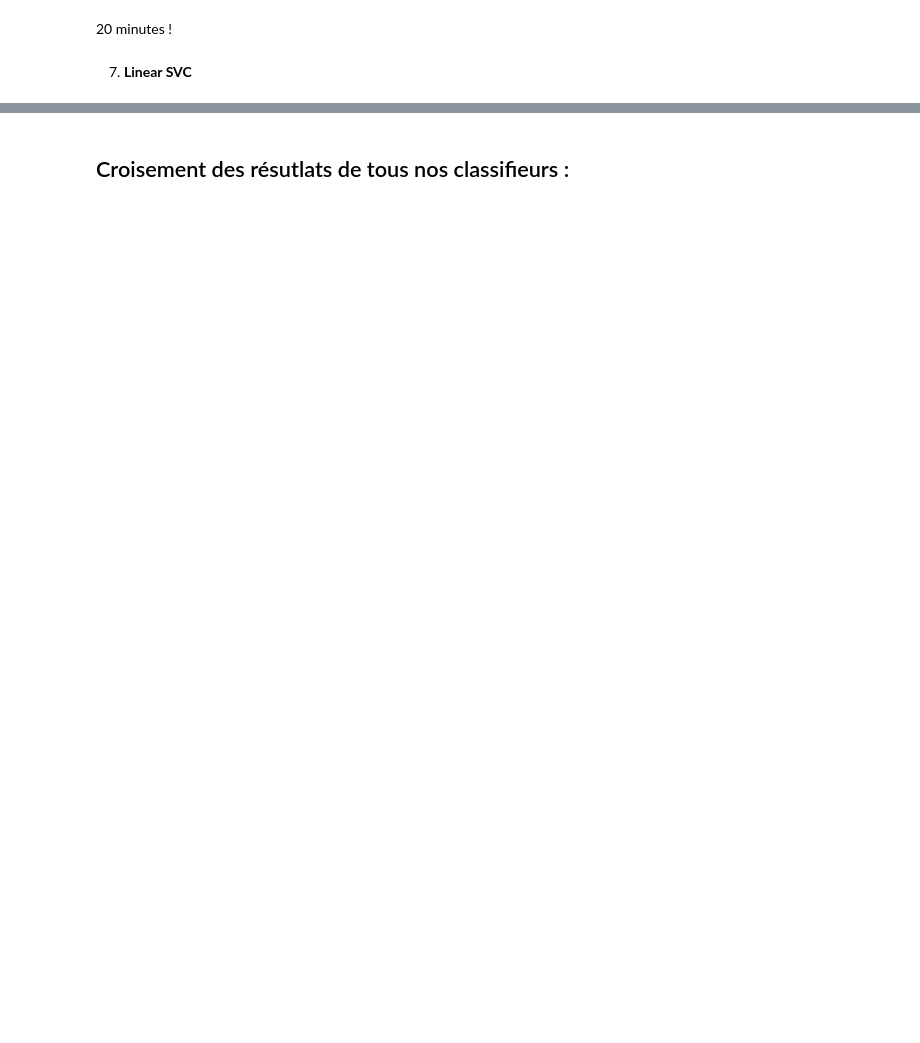
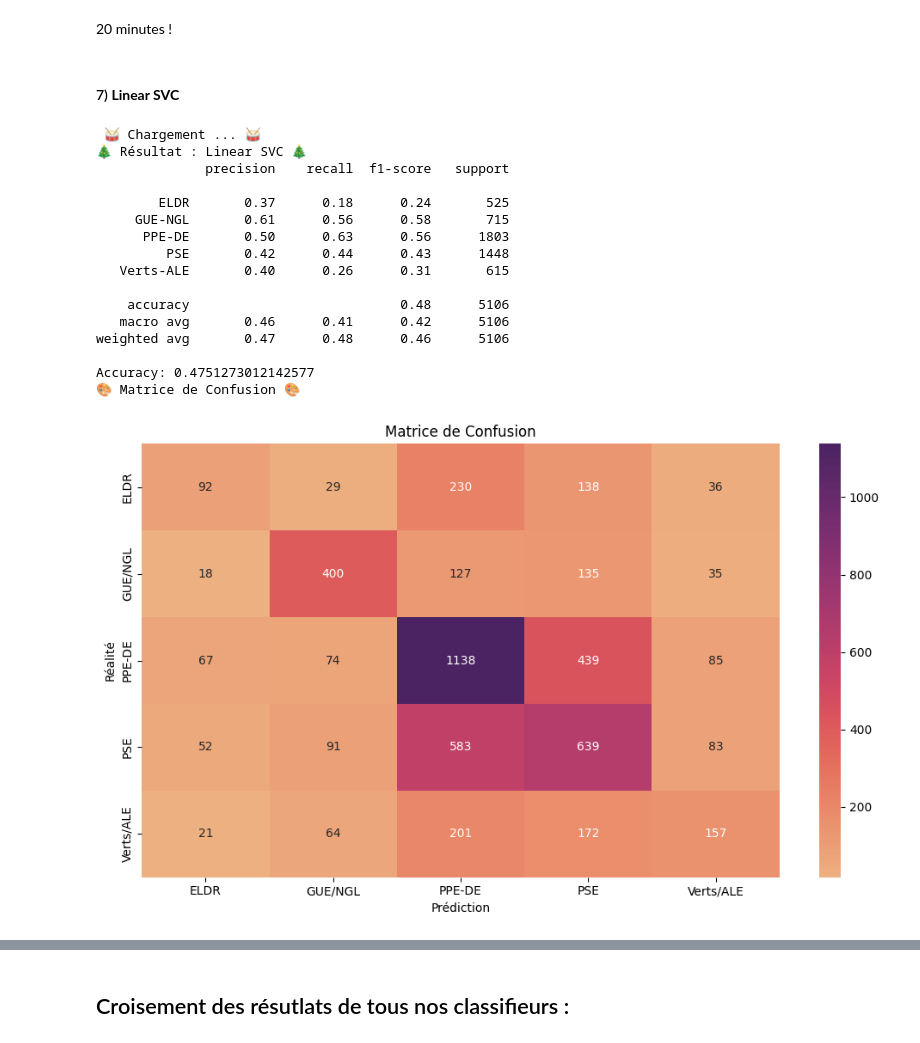
Before and after one commit to Lise-Brisset/projet_DEFT2009_ML2024, a Jupyter notebook: classifier.ipynb, the cells around one changed output, grey strips where cells are left out. Saved outputs shown, nothing was run; the diff lists cells and outputs as text; code cells hidden in the pictures; blank space fills up the shorter version.

```diff
--- a/classifier.ipynb
+++ b/classifier.ipynb
@@ -299,16 +322,34 @@ macro_precision_svm, macro_recall_svm, waighted_f1_svm = metrics_classification(
 # %% [markdown]
 20 minutes !
 # %% [markdown]
-7) **Linear SVC**
+#### 7) **Linear SVC**
 # %%
 from sklearn.svm import LinearSVC
 # %%
 
 # Création du modèle --> 0.35 d'accuracy - 1 secondes
 
 svc = LinearSVC()
 
-name_svc, cm_svc, pred_svc = classification_data(svc, datas_train, classes_train, datas_test, classes_test, "Linear SVC")
+name_svc, cm_svc, pred_svc = classification_data(svc, datas_train, classes_train, datas_test, classes_test, "Linear SVC", class_names)
+# %% [output]
+ 🥁 Chargement ... 🥁
+🎄 Résultat : Linear SVC 🎄
+              precision    recall  f1-score   support
+
+        ELDR       0.37      0.18      0.24       525
+     GUE-NGL       0.61      0.56      0.58       715
+      PPE-DE       0.50      0.63      0.56      1803
+         PSE       0.42      0.44      0.43      1448
+   Verts-ALE       0.40      0.26      0.31       615
+
+    accuracy                           0.48      5106
+   macro avg       0.46      0.41      0.42      5106
+weighted avg       0.47      0.48      0.46      5106
+
+Accuracy: 0.4751273012142577
+🎨 Matrice de Confusion 🎨
+[figure, added]
 # %%
 # Calcul des métriques :
 macro_precision_svc, macro_recall_svc, waighted_f1_svc = metrics_classification(classes_test, pred_svc)
```
Also changed, not shown: parts of 23 cells of this notebook.
